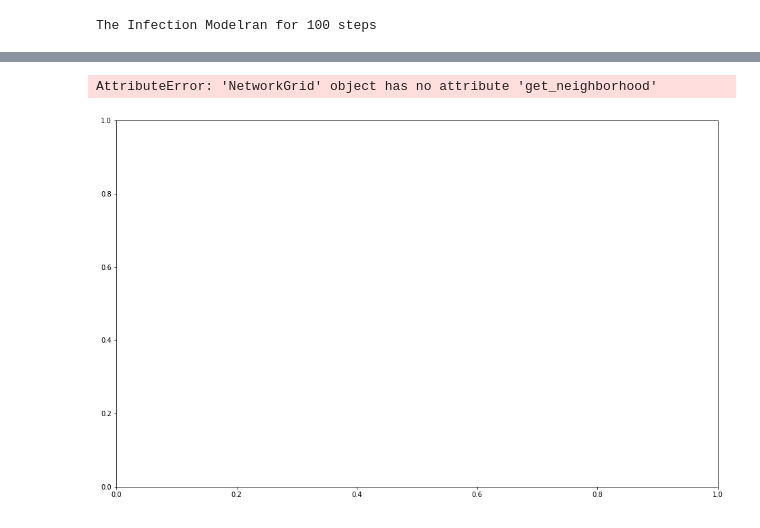
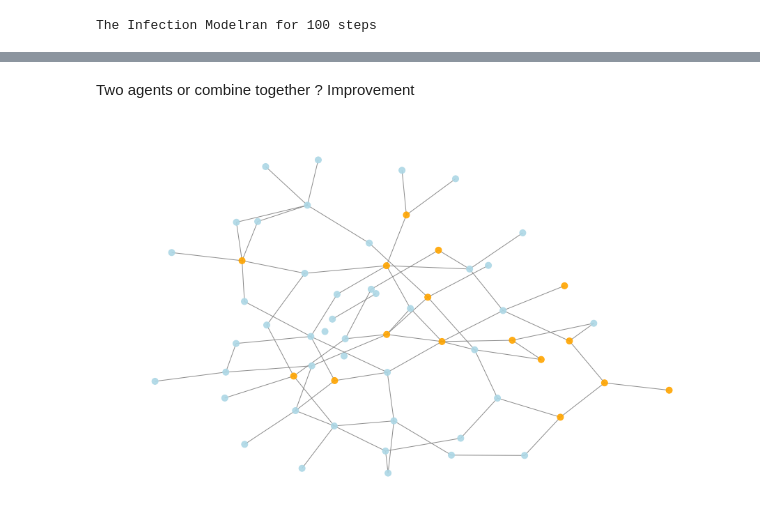
Before and after one commit to Lksman/TU_CMSS_Project, a Jupyter notebook: Groupproject_V2.ipynb, the cells around one changed output, grey strips where cells are left out. Drawn from its saved outputs; the diff is of its cells as text; code cells hidden in the pictures.

```diff
--- a/Groupproject_V2.ipynb
+++ b/Groupproject_V2.ipynb
@@ -182,0 +182,2 @@ plt.savefig('SIR.png',dpi=150)
+# %% [markdown]
+Two agents or combine together ? Improvement
@@ -198,6 +256,7 @@ class NetworkInfectionModel(Model):
         self.ptrans = ptrans
         self.death_rate = death_rate
 
+        'Erdös-renyi -- yt; improvement führt zu watts-stogatz'
         self.G = nx.erdos_renyi_graph(n=self.num_nodes, p=prob)
         self.grid = NetworkGrid(self.G)
 
@@ -207,7 +266,7 @@ class NetworkInfectionModel(Model):
 
         # Create agents
         for i, node in enumerate(self.G.nodes()):
-            a = MyAgent(i+1, self)
+            a = MyAgentNet(i+1, self)
             self.schedule.add(a)
             #add agent
             self.grid.place_agent(a, node)
@@ -235,36 +294,35 @@ def plot_grid(model,fig,layout='spring',title=''):
     graph = model.G
     if layout == 'kamada-kawai':
         pos = nx.kamada_kawai_layout(graph)
     elif layout == 'circular':
         pos = nx.circular_layout(graph)
     else:
         pos = nx.spring_layout(graph, iterations=5, seed=8)
     plt.clf()
     ax=fig.add_subplot()
     states = [int(i.state) for i in model.grid.get_all_cell_contents()]
 
     #cells = [(i.pos,int(i.state)) for i in model.grid.get_all_cell_contents()]
     #print (cells[:10])
     #print (pos)
     #print (pd.Series(states).value_counts())
     colors = [cmap(i) for i in states]
 
     nx.draw(graph, pos, node_size=80, edge_color='gray', node_color=colors, #with_labels=True,
             alpha=0.9,font_size=14,ax=ax)
     #print (ax.patches)
     #ax.legend(['S','I','R'])
     ax.set_title(title)
     return
 
 fig,ax=plt.subplots(1,1,figsize=(16,10))
 model = NetworkInfectionModel(60, ptrans=0.1)
-model.step();model.step()
+model.step()
 f=plot_grid(model,fig,layout='kamada-kawai')
 plt.savefig('abm_networkgrid.jpg')
 plt.show()
 # %% [output]
-AttributeError: 'NetworkGrid' object has no attribute 'get_neighborhood'
-[figure, old version]
+[figure, new version]
 # %%
 def plot_states_bokeh(model,title=''):
     """Plot cases per country"""
```
Also changed, not shown: parts of 6 cells of this notebook.
